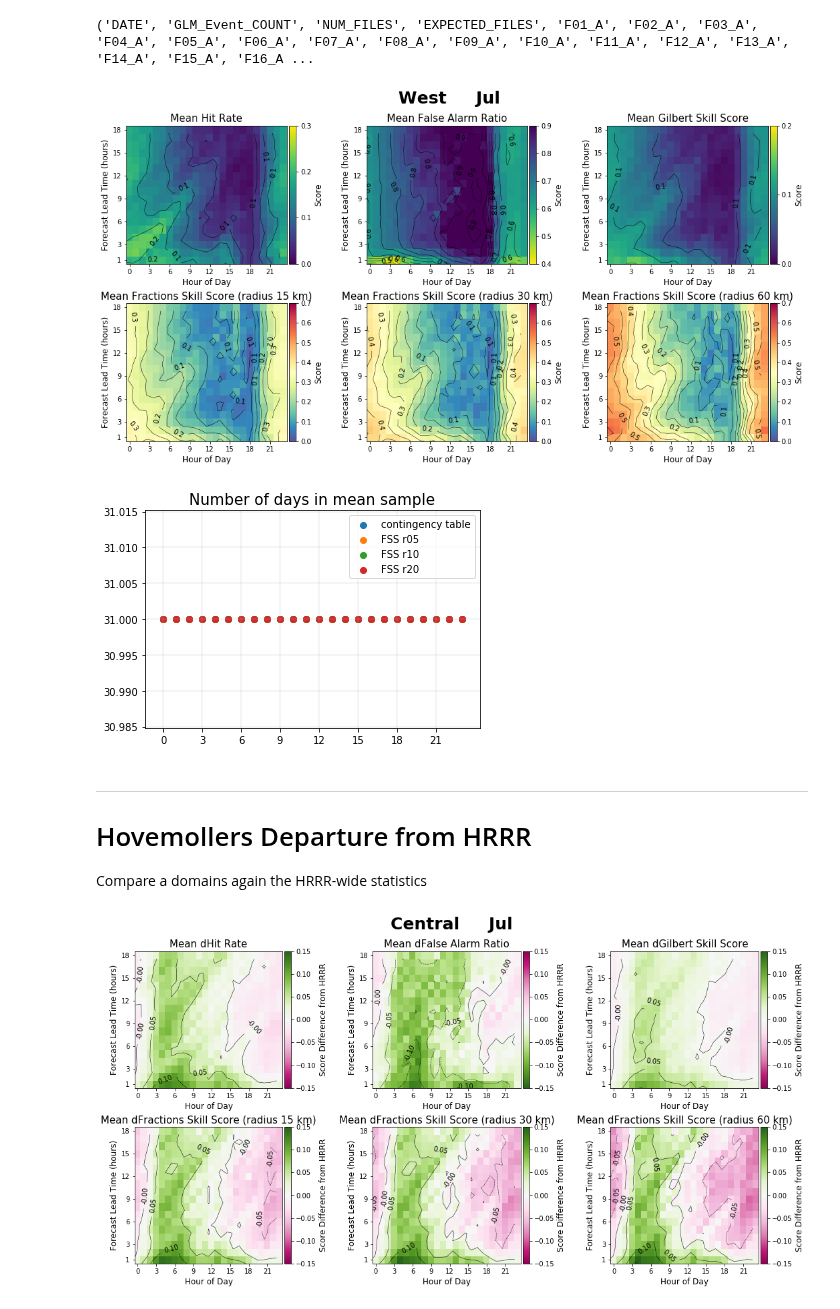
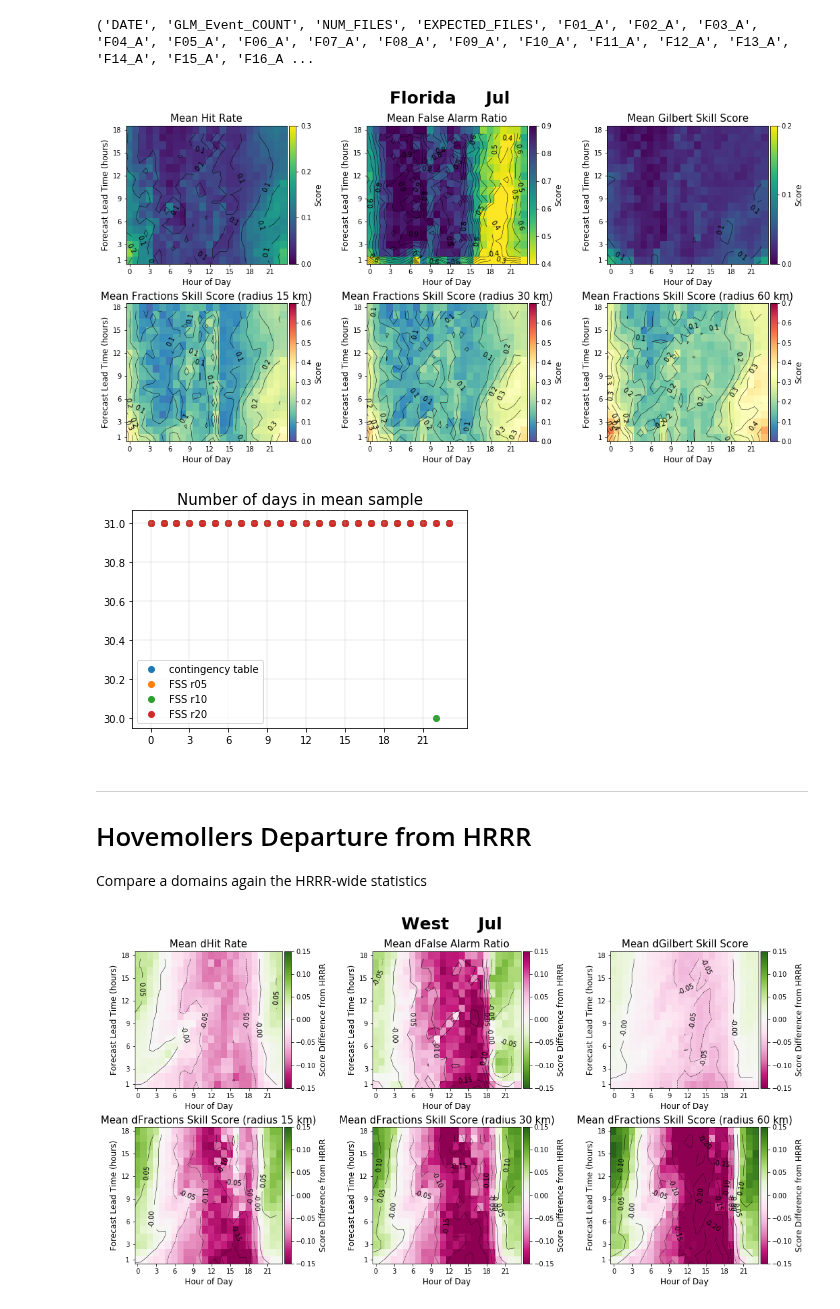
Before and after one commit to blaylockbk/pyBKB_v3, a Jupyter notebook: BB_HRRR/GLM_and_HRRR/explore_hovmoller_table.ipynb, the cells around one changed output. Saved outputs shown, nothing was run; the diff lists cells and outputs as text; code cells hidden in the pictures.

```diff
--- a/BB_HRRR/GLM_and_HRRR/explore_hovmoller_table.ipynb
+++ b/BB_HRRR/GLM_and_HRRR/explore_hovmoller_table.ipynb
@@ -193,7 +193,7 @@ def get_HRRR_GLM_FSS_hov_by_month(DOMAIN, MONTH, radii=[5, 10, 20]):
         return_this['samples r%02d' % radius] = samples
     return return_this
 # %%
-DOMAIN = 'West'
+DOMAIN = 'Florida'
 MONTH = 7
 
 CT = get_HRRR_GLM_stats_hov_by_month(DOMAIN, MONTH)
@@ -244,14 +244,14 @@ plt.grid()
 plt.legend()
 plt.title('Number of days in mean sample');
 # %% [output]
-[figure, old version]
+[figure, new version]
-[figure, old version]
+[figure, new version]
 # %% [markdown]
 ---
 # Hovemollers Departure from HRRR
 Compare a domains again the HRRR-wide statistics
 # %%
-DOMAIN = 'Central'
+DOMAIN = 'West'
 MONTH = 7
 
 reference_DOMAIN = 'HRRR'
@@ -270,31 +270,31 @@ plots = [[0, CT['Hit Rate']-CT_HRRR['Hit Rate'], .15, -.15, 'PiYG', 'dHit Rate']
          [2, CT['Gilbert Skill Score']-CT_HRRR['Gilbert Skill Score'], .15, -.15, 'PiYG', 'dGilbert Skill Score'],
          [3, FSS['r05']-FSS_HRRR['r05'], .15, -.15, 'PiYG', 'dFractions Skill Score (radius 15 km)'],
          [4, FSS['r10']-FSS_HRRR['r10'], .15, -.15, 'PiYG', 'dFractions Skill Score (radius 30 km)'],
          [5, FSS['r20']-FSS_HRRR['r20'], .15, -.15, 'PiYG', 'dFractions Skill Score (radius 60 km)'],]
 
 fig, axes = plt.subplots(2,3, figsize=[15,8])
 axes = axes.flatten()
 
 for p in plots:
     ax, data, vmax, vmin, cmap, name = p
     plt.sca(axes[ax])
     plt.pcolormesh(range(25), range(1,20), data, vmax=vmax, vmin=vmin, cmap=cmap)
     plt.colorbar(label='Score Difference from %s' % reference_DOMAIN, pad=.01)
 
     CS = plt.contour(range(24), range(1,19), data, colors='k', linewidths=.5, levels=np.arange(vmin-.15,vmax+1,.05))
     plt.clabel(CS, fmt='%1.2f')
 
     plt.yticks(np.array([1, 3, 6, 9, 12, 15, 18])+.5, [1, 3, 6, 9, 12, 15, 18])
     plt.xticks(np.arange(0,24,3)+.5, range(0,24,3), )
 
     plt.ylabel('Forecast Lead Time (hours)')
     plt.xlabel('Hour of Day')
     plt.title('Mean %s' % name)
 
 plt.suptitle('%s     %s' % (DOMAIN, datetime(2018, MONTH, 1).strftime('%b')), fontsize=25)
 
 fig.tight_layout()
 
 plt.subplots_adjust(top=.89)
 # %% [output]
-[figure, old version]
+[figure, new version]
```
Also changed, not shown: parts of 4 cells of this notebook, 12 other files.
